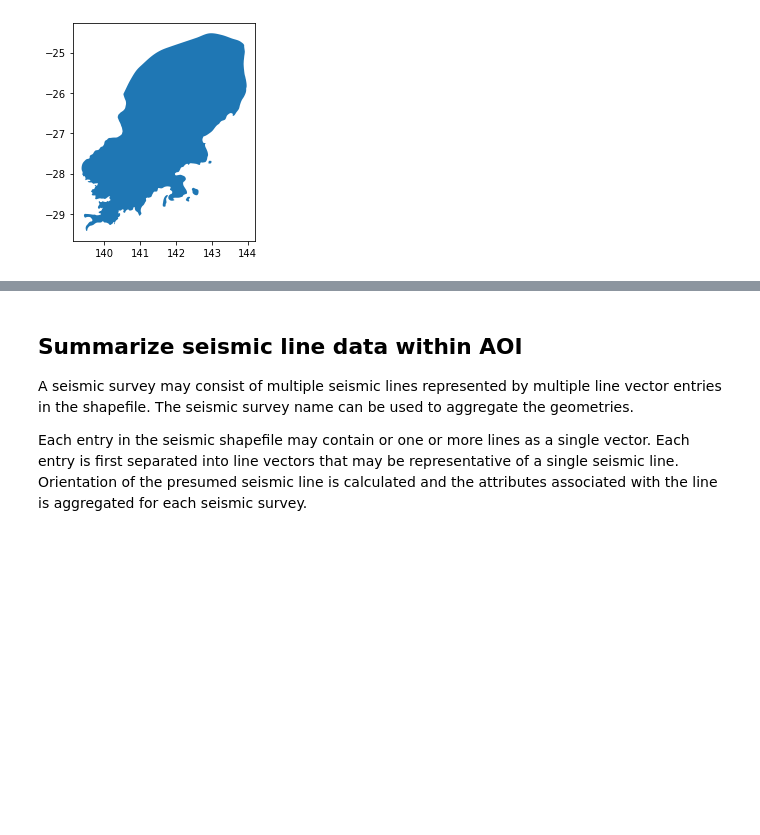
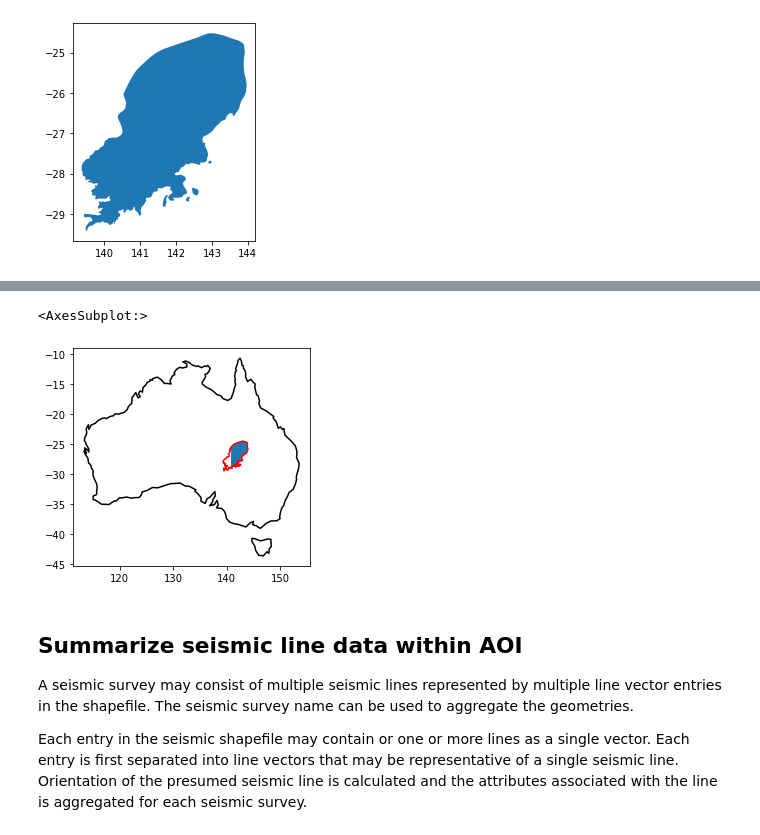
Before and after one commit to cericia/demo, a Jupyter notebook: seismic.ipynb, the cells around one changed output, grey strips where cells are left out. Drawn from its saved outputs; the diff is of its cells as text; code cells hidden in the pictures; blank space fills up the shorter version.

```diff
--- a/seismic.ipynb
+++ b/seismic.ipynb
@@ -125,3 +146,12 @@ seisQD1.plot()
+# %%
+# plot seismic line data in AOI
+fig,ax = plt.subplots()
+aus.boundary.plot(ax=ax,color='black')
+seisQD1.plot(ax=ax)
+aoi.boundary.plot(ax=ax,color='red')
+# %% [output]
+<AxesSubplot:>
+[figure, added]
 # %% [markdown]
 ## Summarize seismic line data within AOI
 A seismic survey may consist of multiple seismic lines represented by multiple line vector entries in the shapefile. The seismic survey name can be used to aggregate the geometries.
```
Also changed, not shown: parts of 8 cells of this notebook.
